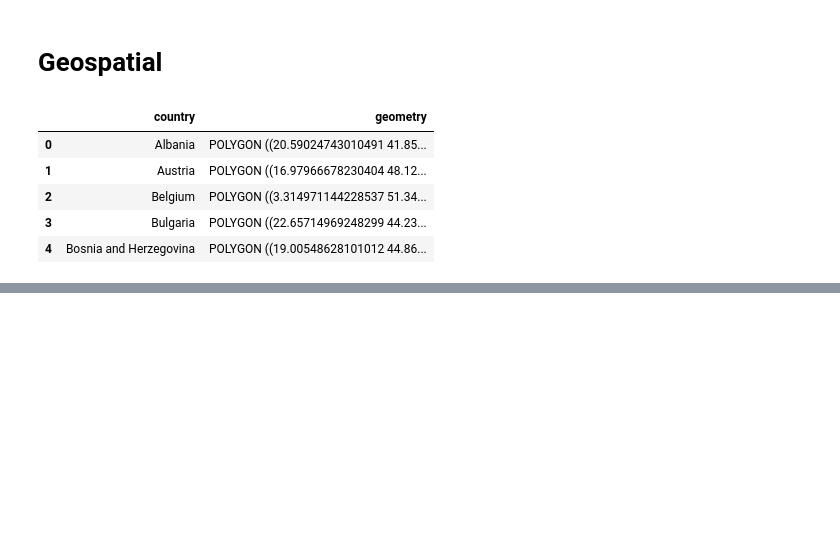
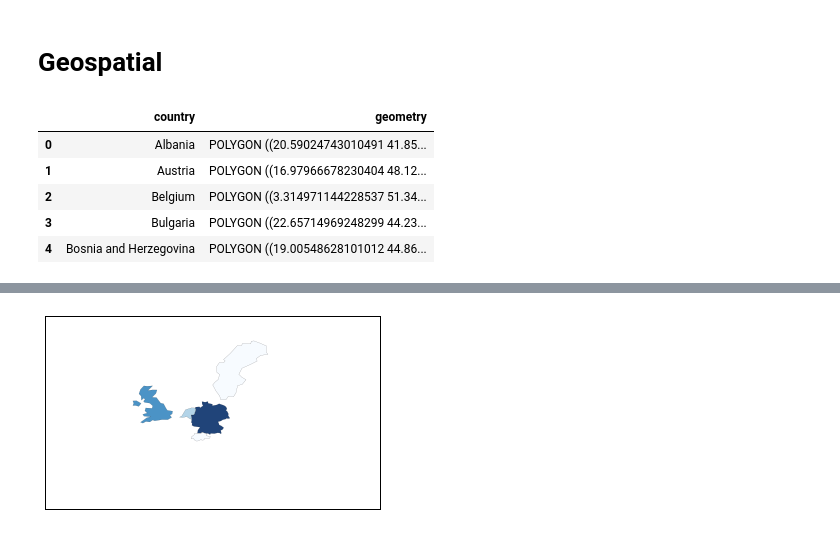
Before and after one commit to waternk/adv_sd_rad_model, a Jupyter notebook: assignment_2/Spatial Radicalization.ipynb, the cells around one changed output, grey strips where cells are left out. Saved outputs shown, nothing was run; the diff lists cells and outputs as text; code cells hidden in the pictures; blank space fills up the shorter version.

```diff
--- a/assingment_2/Spatial Radicalization.ipynb
+++ b/assignment_2/Spatial Radicalization.ipynb
@@ -171,0 +185,17 @@ geo_data_merged.head()
+# %%
+import matplotlib as mpl
+from ipywidgets import interact, FloatSlider, IntSlider,RadioButtons, Dropdown
+sim_time = 100
+slider_time = IntSlider(description = 'Time Select',
+                        min=0, max=sim_time-1, value=1)
+# %%
+@interact( time = slider_time) # Scenario = select_scenario,
+def update_map(time): # Scenario
+    ax = converted_geo_data.plot(column=time, scheme='fisher_jenks', alpha=0.9, k=4, linewidth=0.1,
+             cmap=plt.cm.Blues, legend=False)
+    plt.xlim(-28, 50)
+    plt.ylim(30, 75)
+    plt.xticks([])
+    plt.yticks([])
+# %% [output]
+[figure, added]
```
Also changed, not shown: parts of 9 cells of this notebook, 12 other files.
